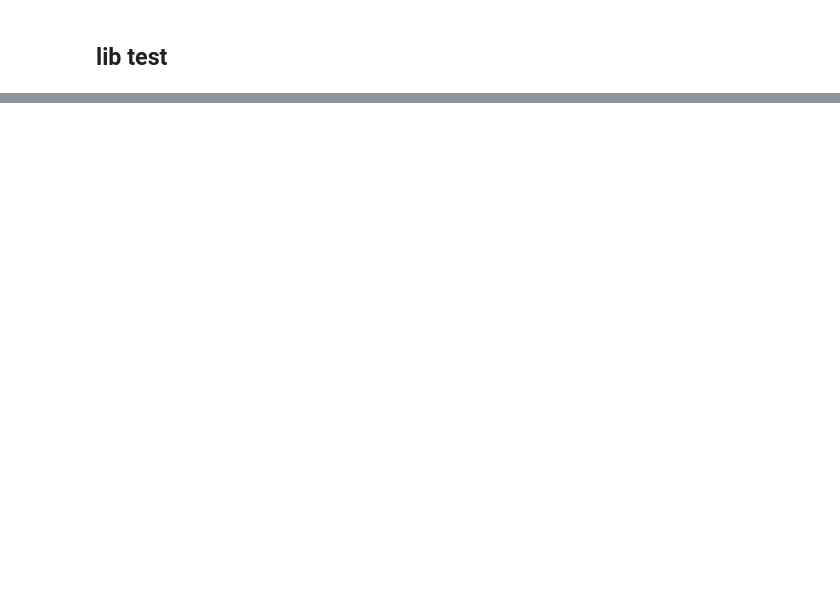
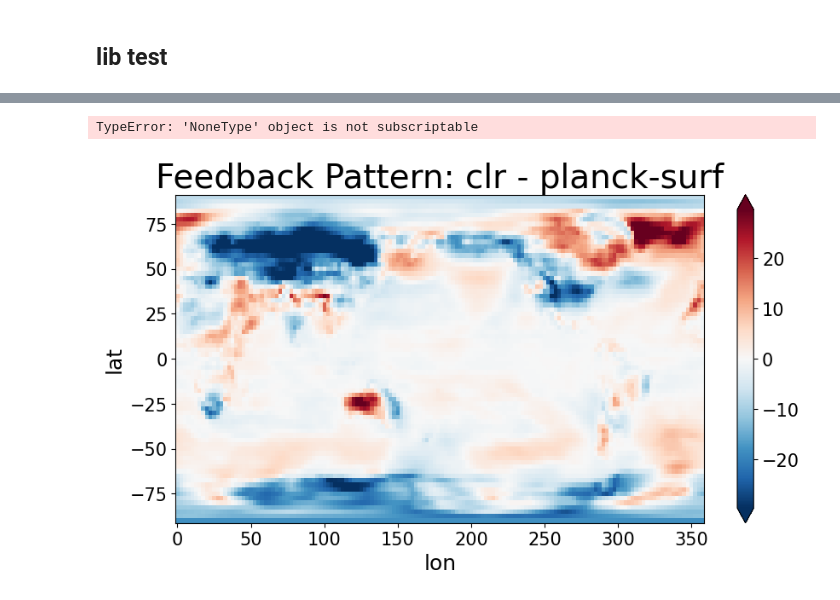
Before and after one commit to maalbanese/my_scripts, a Jupyter notebook: test_spectfbcalc.ipynb, the cells around one changed output, grey strips where cells are left out. Saved outputs shown, nothing was run; the diff lists cells and outputs as text; code cells hidden in the pictures; blank space fills up the shorter version.

Commit message:
Add slope_fit functions and some changes to spectfbcalc

```diff
--- a/test_spectfbcalc.ipynb
+++ b/test_spectfbcalc.ipynb
@@ -202,0 +192,12 @@ feedback = sfc.calc_fb_wrapper(config, kernel, standard_dict)
+# %%
+#fb_coef, fb_pattern = feedback
+
+fb_coef, fb_cloud, fb_cloud_err, fb_pattern = feedback
+print("Feedback Coefficients:")
+for key, value in fb_coef.items():
+    print(f"{key}: slope={value.slope:.4f}, stderr={value.stderr:.4f}")
+
+print(f"cloud: slope={fb_cloud:.4f}, stderr={fb_cloud_err:.4f}")
+#print("\nFeedback Patterns:")
+#for key, (slope, stderr) in fb_pattern.items():
+    #print(f"{key}: slope shape = {slope.shape}, stderr shape = {stderr.shape}")
@@ -202,0 +217,8 @@ feedback = sfc.calc_fb_wrapper(config, kernel, standard_dict)
+# %%
+slope, stderr = fb_pattern[('clr', 'planck-surf')]
+
+print("Min:", slope.min().compute().item())
+print("Max:", slope.max().compute().item())
+print("Mean:", slope.mean().compute().item())
+# %% [output]
+TypeError: 'NoneType' object is not subscriptable
@@ -202,0 +227,11 @@ feedback = sfc.calc_fb_wrapper(config, kernel, standard_dict)
+# %%
+slope, stderr = fb_pattern[('clr', 'planck-surf')]
+
+import matplotlib.pyplot as plt
+
+plt.figure(figsize=(10, 5))
+slope.plot(cmap="RdBu_r", robust=True)
+plt.title("Feedback Pattern: clr - planck-surf")
+plt.show()
+# %% [output]
+[figure, added]
```
Also changed, not shown: parts of 49 cells of this notebook, 4 other files.
